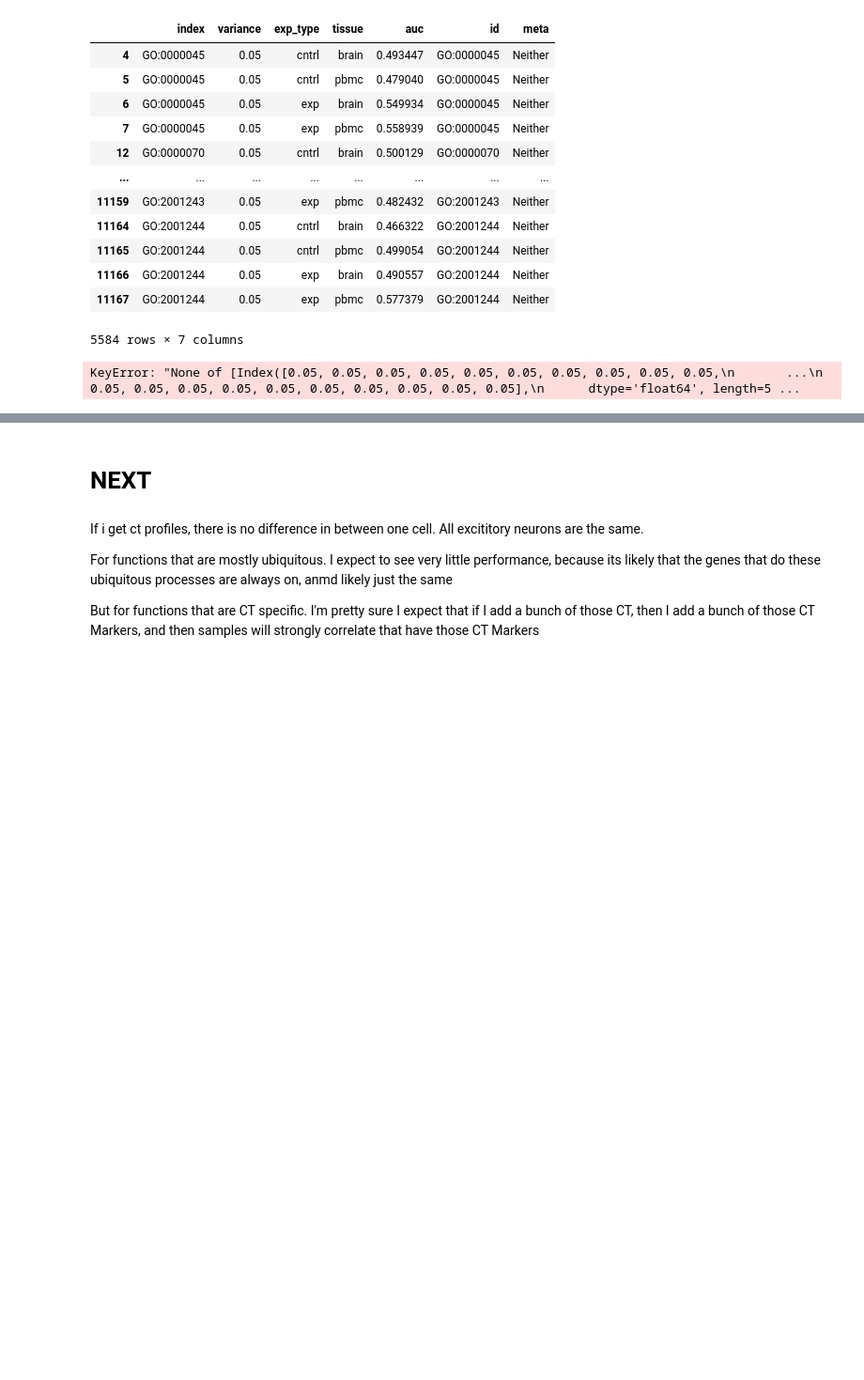
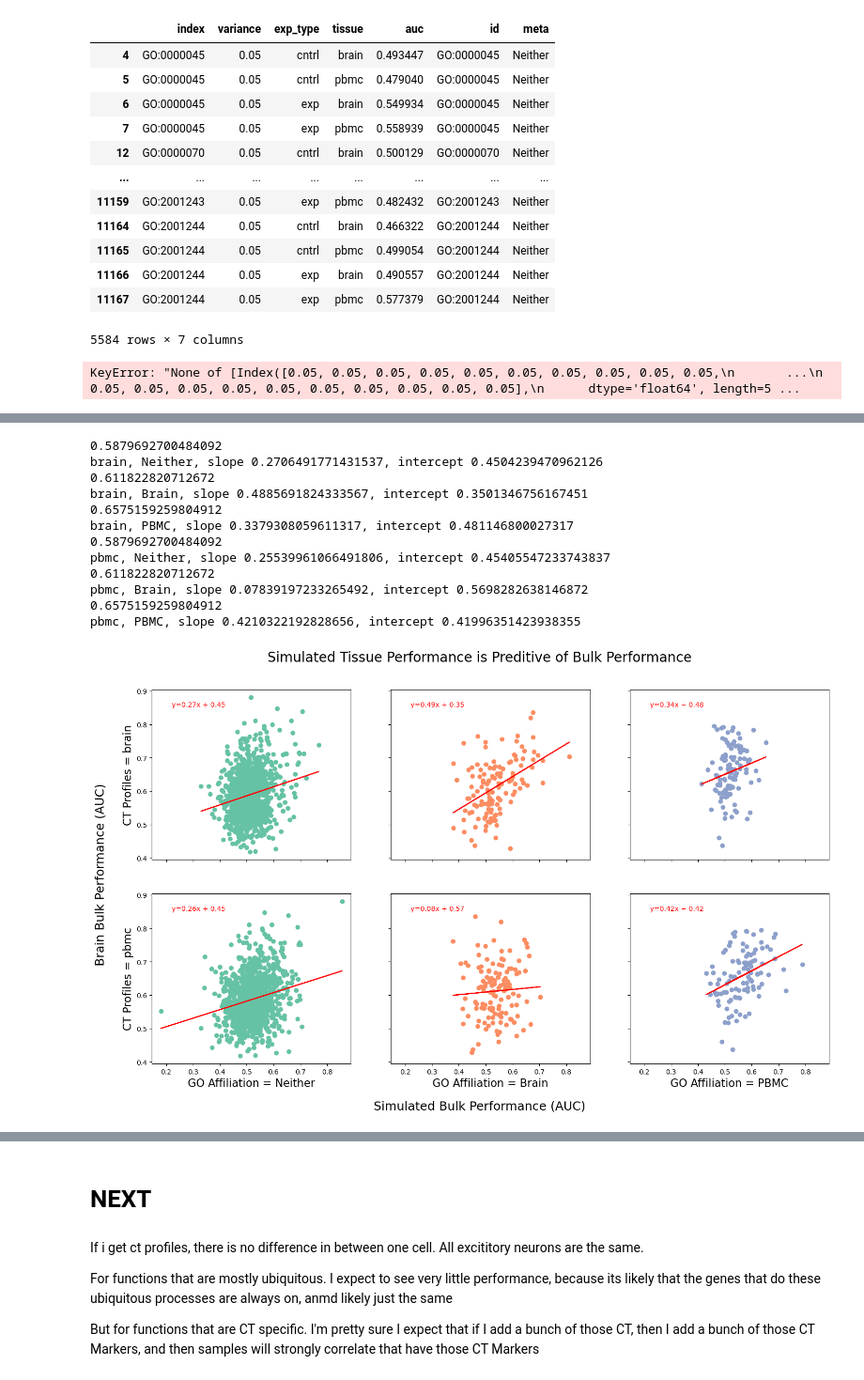
Before and after one commit to AlexAdrian-Hamazaki/Pseudobulk_Function_Pipeline, a Jupyter notebook: bin/bulkSimulationOneProfile/bin/notebooks/final_analysis.ipynb, the cells around one changed output, grey strips where cells are left out. Shown at 94% size. Cells and saved outputs as stored; diff of their text form; code cells hidden in the pictures; blank space fills up the shorter version.

```diff
--- a/bin/bulkSimulationOneProfile/bin/notebooks/final_analysis.ipynb
+++ b/bin/bulkSimulationOneProfile/bin/notebooks/final_analysis.ipynb
@@ -90,0 +205,5 @@ KeyError: "None of [Index([0.05, 0.05, 0.05, 0.05, 0.05, 0.05, 0.05, 0.05, 0.05,
+# %%
+bulk_df_mean = bulk_df.groupby('index')['auc'].mean()
+bulk_df_mean.name='bulk_auc'
+# %%
+merged = merged.merge(right = bulk_df_mean, left_on='index', right_index=True)
@@ -90,0 +217,4 @@ KeyError: "None of [Index([0.05, 0.05, 0.05, 0.05, 0.05, 0.05, 0.05, 0.05, 0.05,
+# %%
+merged_sub = merged[merged.loc[:,'exp_type'] == 'exp']
+# merged_sub = merged_sub[merged_sub.loc[:,'tissue'] == 'brain']
+merged
@@ -90,0 +235,3 @@ KeyError: "None of [Index([0.05, 0.05, 0.05, 0.05, 0.05, 0.05, 0.05, 0.05, 0.05,
+# %%
+merged_sub.loc[:,'meta'] = pd.Categorical(merged_sub.loc[:,'meta'], categories=['Neither', 'Brain', 'PBMC'], ordered=True)
+merged_sub.loc[:,'tissue'] = pd.Categorical(merged_sub.loc[:,'tissue'], categories=['pbmc','brain'], ordered=True)
@@ -90,0 +257,68 @@ KeyError: "None of [Index([0.05, 0.05, 0.05, 0.05, 0.05, 0.05, 0.05, 0.05, 0.05,
+# %%
+import seaborn as sns
+import numpy as np
+import pandas as pd
+import matplotlib.pyplot as plt
+from scipy.stats import linregress
+
+palette = sns.color_palette("Set2",3)
+
+fig, axes = plt.subplots(2, 3, figsize=(18, 10), sharex=True, sharey=True)
+
+fig.suptitle('Simulated Tissue Performance is Preditive of Bulk Performance', fontsize = 20, y = 0.96)
+
+for row_i, tissue in enumerate(merged.loc[:,'tissue'].unique()):
+
+    axes[row_i,0].set_ylabel(f"CT Profiles = {tissue}",  fontsize=16)
+
+    for col_i, go in enumerate(merged.loc[:,'meta'].unique()):
+
+        ax = axes[row_i,col_i]
+
+        color = palette[col_i]
+
+        data = merged_sub.loc[(merged_sub.loc[:,'tissue'] == tissue) & (merged_sub.loc[:,'meta'] == go)]
+        x = data.loc[:,'auc']
+        y = data.loc[:,'bulk_auc']
+        print(y.mean())
+        slope, intercept, r_value, p_value, _ = linregress(x,y)
+
+        print(f"{tissue}, {go}, slope {slope}, intercept {intercept}")
+
+        # Scatter plot
+        ax.scatter(x, y, color = color)
+
+        # Plot line of best fit
+        ax.plot(x, slope * x + intercept, color='red')
+
+        # Add slope as text
+        ax.text(0.1, 0.9, f'y={slope:.2f}x + {intercept:.2f}', color='red', transform=axes[row_i, col_i].transAxes)
+
+        # add x axis titles
+
+        axes[1,col_i].set_xlabel(f"GO Affiliation = {go}", fontsize=16)
+
+
+
+axes[0]
+
+
+
+fig.supxlabel("Simulated Bulk Performance (AUC)", fontsize=18)
+fig.supylabel("Brain Bulk Performance (AUC)", fontsize=18, x = 0.06)
+
+plt.show()
+# %% [output]
+0.5879692700484092
+brain, Neither, slope 0.2706491771431537, intercept 0.4504239470962126
+0.611822820712672
+brain, Brain, slope 0.4885691824333567, intercept 0.3501346756167451
+0.6575159259804912
+brain, PBMC, slope 0.3379308059611317, intercept 0.481146800027317
+0.5879692700484092
+pbmc, Neither, slope 0.25539961066491806, intercept 0.45405547233743837
+0.611822820712672
+pbmc, Brain, slope 0.07839197233265492, intercept 0.5698282638146872
+0.6575159259804912
+pbmc, PBMC, slope 0.4210322192828656, intercept 0.41996351423938355
+[figure, added]
```
Also changed, not shown: parts of 45 cells of this notebook, 17 other files.
